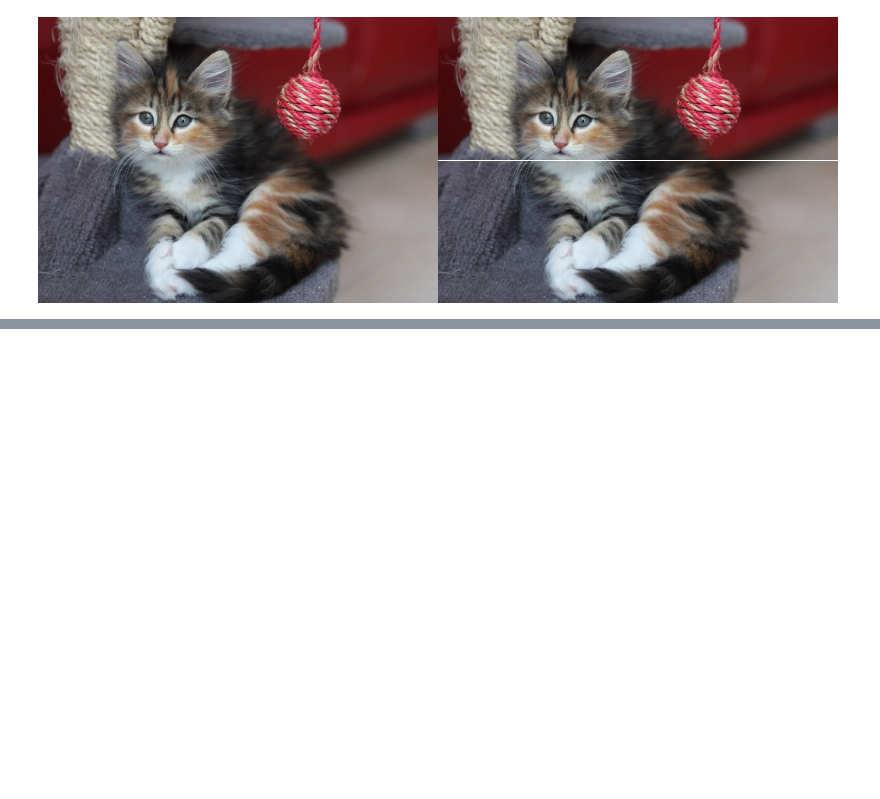
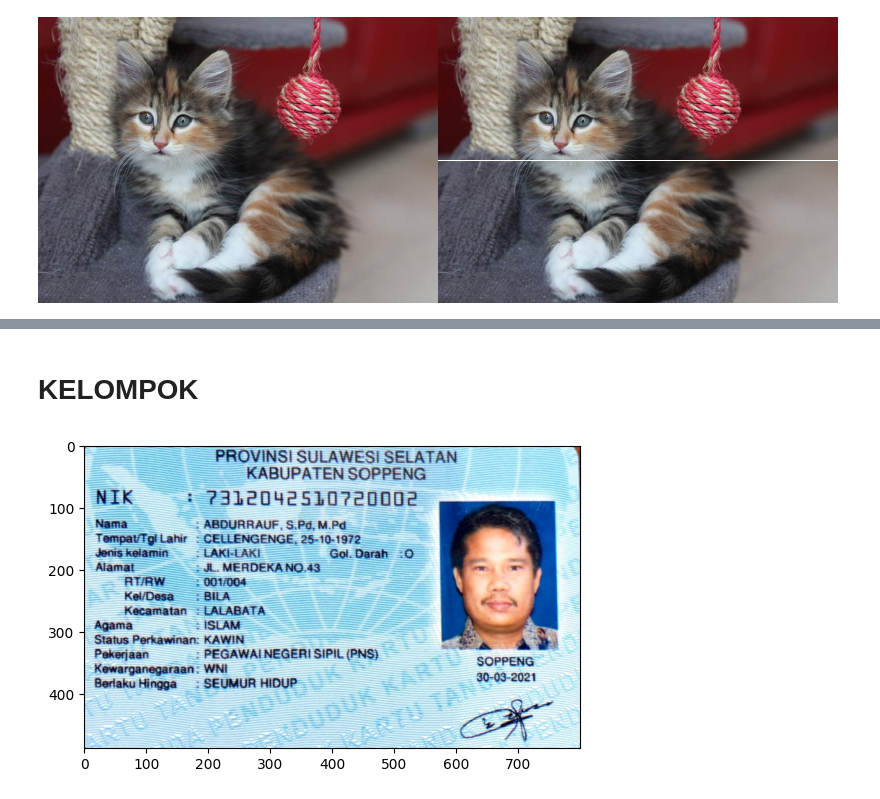
Before and after one commit to FebryanRizki24/PCVK_Ganjil_2023, a Jupyter notebook: Week1.ipynb, the cells around one changed output, grey strips where cells are left out. Cells and saved outputs as stored; diff of their text form; code cells hidden in the pictures; blank space fills up the shorter version.

```diff
--- a/Week1.ipynb
+++ b/Week1.ipynb
@@ -97,0 +152,17 @@ jawab
+# %% [markdown]
+# KELOMPOK
+# %%
+image_path = 'KTP.jpeg'
+
+# Baca gambar menggunakan OpenCV
+image = cv.imread(image_path)
+
+# Konversi format warna dari BGR (OpenCV) ke RGB (Matplotlib)
+image_rgb = cv.cvtColor(image, cv.COLOR_BGR2RGB)
+
+# Tampilkan gambar menggunakan Matplotlib
+plt.imshow(image_rgb)
+# plt.axis('off')  # Matplotlib tidak menampilkan sumbu
+plt.show()
+# %% [output]
+[figure, added]
```
Also changed, not shown: parts of 9 cells of this notebook.
